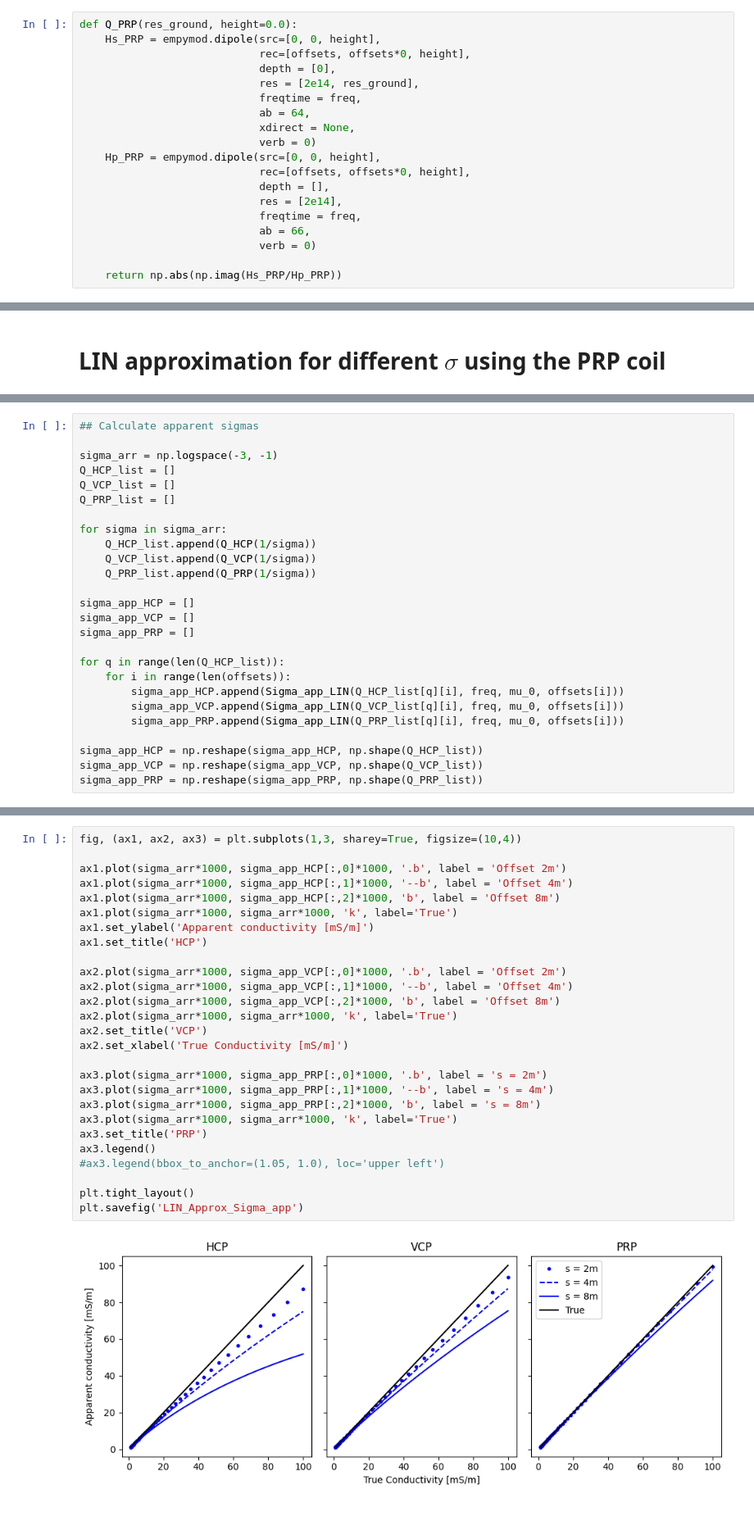
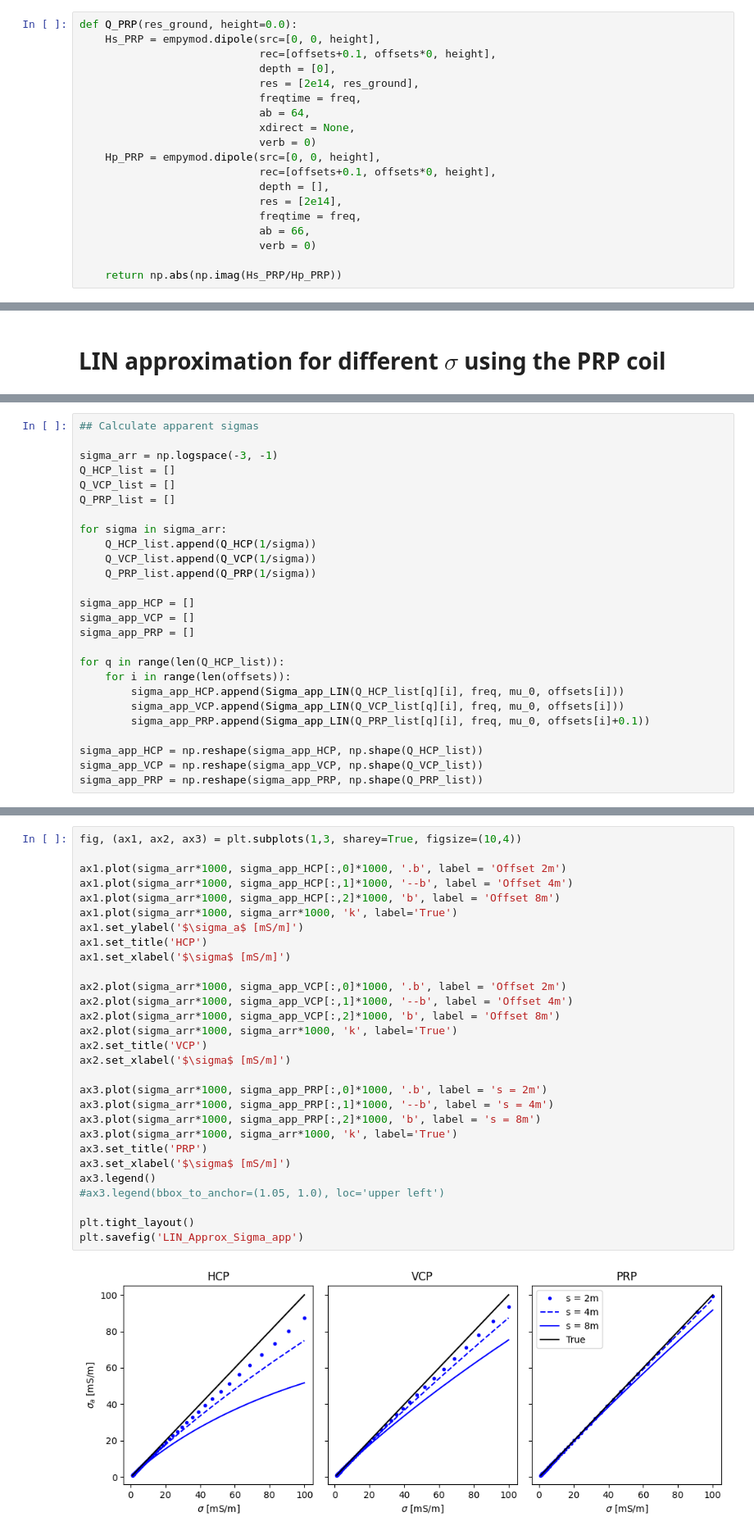
Before and after one commit to mariacarrizo/ExactEMI1D, a Jupyter notebook: LIN_App_Limitations.ipynb, the cells around one changed output, grey strips where cells are left out. Shown: that part at 82% size. Cells and saved outputs as stored; diff of their text form.

Commit message:
'Updated PRP offset and figures axis label'

```diff
--- a/LIN_App_Limitations.ipynb
+++ b/LIN_App_Limitations.ipynb
@@ -81,7 +81,7 @@ def Q_VCP(res_ground, height=0.0):
 # %%
 def Q_PRP(res_ground, height=0.0):
     Hs_PRP = empymod.dipole(src=[0, 0, height],
-                            rec=[offsets, offsets*0, height],
+                            rec=[offsets+0.1, offsets*0, height],
                             depth = [0],
                             res = [2e14, res_ground],
                             freqtime = freq,
@@ -89,7 +89,7 @@ def Q_PRP(res_ground, height=0.0):
                             xdirect = None,
                             verb = 0)
     Hp_PRP = empymod.dipole(src=[0, 0, height],
-                            rec=[offsets, offsets*0, height],
+                            rec=[offsets+0.1, offsets*0, height],
                             depth = [],
                             res = [2e14],
                             freqtime = freq,
@@ -369,7 +369,7 @@ for q in range(len(Q_HCP_list)):
     for i in range(len(offsets)):
         sigma_app_HCP.append(Sigma_app_LIN(Q_HCP_list[q][i], freq, mu_0, offsets[i]))
         sigma_app_VCP.append(Sigma_app_LIN(Q_VCP_list[q][i], freq, mu_0, offsets[i]))
-        sigma_app_PRP.append(Sigma_app_LIN(Q_PRP_list[q][i], freq, mu_0, offsets[i]))
+        sigma_app_PRP.append(Sigma_app_LIN(Q_PRP_list[q][i], freq, mu_0, offsets[i]+0.1))
 
 sigma_app_HCP = np.reshape(sigma_app_HCP, np.shape(Q_HCP_list))
 sigma_app_VCP = np.reshape(sigma_app_VCP, np.shape(Q_VCP_list))
@@ -395,32 +395,34 @@ CF_PRP[:,2] = sigma_arr / sigma_app_PRP[:,2]
 # %%
 fig, (ax1, ax2, ax3) = plt.subplots(1,3, sharey=True, figsize=(10,4))
 
 ax1.plot(sigma_arr*1000, sigma_app_HCP[:,0]*1000, '.b', label = 'Offset 2m')
 ax1.plot(sigma_arr*1000, sigma_app_HCP[:,1]*1000, '--b', label = 'Offset 4m')
 ax1.plot(sigma_arr*1000, sigma_app_HCP[:,2]*1000, 'b', label = 'Offset 8m')
 ax1.plot(sigma_arr*1000, sigma_arr*1000, 'k', label='True')
-ax1.set_ylabel('Apparent conductivity [mS/m]')
+ax1.set_ylabel('$\sigma_a$ [mS/m]')
 ax1.set_title('HCP')
+ax1.set_xlabel('$\sigma$ [mS/m]')
 
 ax2.plot(sigma_arr*1000, sigma_app_VCP[:,0]*1000, '.b', label = 'Offset 2m')
 ax2.plot(sigma_arr*1000, sigma_app_VCP[:,1]*1000, '--b', label = 'Offset 4m')
 ax2.plot(sigma_arr*1000, sigma_app_VCP[:,2]*1000, 'b', label = 'Offset 8m')
 ax2.plot(sigma_arr*1000, sigma_arr*1000, 'k', label='True')
 ax2.set_title('VCP')
-ax2.set_xlabel('True Conductivity [mS/m]')
+ax2.set_xlabel('$\sigma$ [mS/m]')
 
 ax3.plot(sigma_arr*1000, sigma_app_PRP[:,0]*1000, '.b', label = 's = 2m')
 ax3.plot(sigma_arr*1000, sigma_app_PRP[:,1]*1000, '--b', label = 's = 4m')
 ax3.plot(sigma_arr*1000, sigma_app_PRP[:,2]*1000, 'b', label = 's = 8m')
 ax3.plot(sigma_arr*1000, sigma_arr*1000, 'k', label='True')
 ax3.set_title('PRP')
+ax3.set_xlabel('$\sigma$ [mS/m]')
 ax3.legend()
 #ax3.legend(bbox_to_anchor=(1.05, 1.0), loc='upper left')
 
 plt.tight_layout()
 plt.savefig('LIN_Approx_Sigma_app')
 # %% [output]
-[figure, old version]
+[figure, new version]
 # %%
 fig, (ax1, ax2, ax3) = plt.subplots(1,3, sharey=True, figsize=(10,4.5))
 
```
Also changed, not shown: parts of 6 cells of this notebook, 3 other files.
